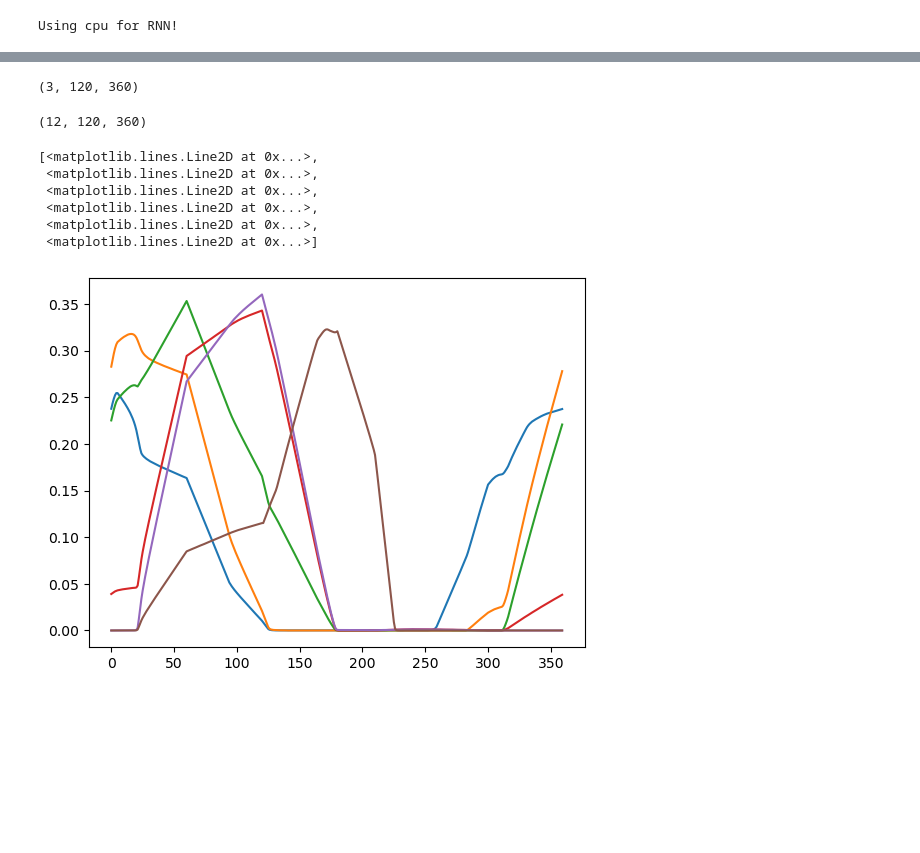
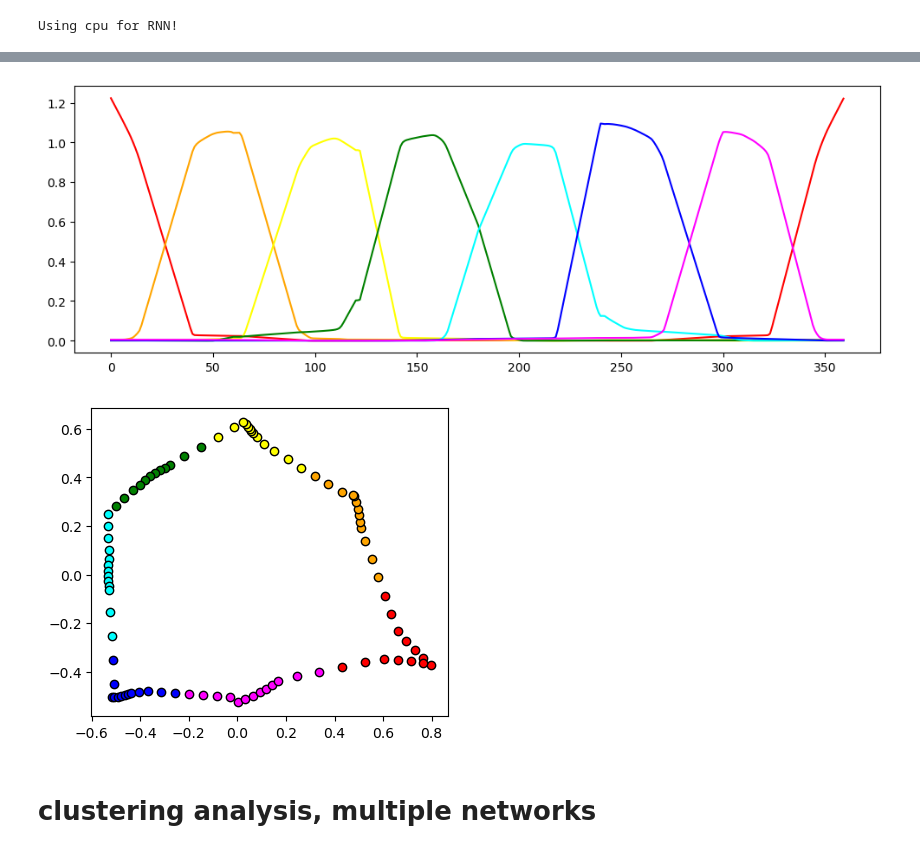
Before and after one commit to engellab/trainRNNbrain, a Jupyter notebook: jupyter/Color discrimination task.ipynb, the cells around one changed output, grey strips where cells are left out. Saved outputs shown, nothing was run; the diff lists cells and outputs as text; code cells hidden in the pictures; blank space fills up the shorter version.

```diff
--- a/jupyter/Color discrimination task.ipynb
+++ b/jupyter/Color discrimination task.ipynb
@@ -58,7 +61,7 @@ task_params = config_dict["task_params"]
 lambda_orth = config_dict["lambda_orth"]
 lambda_r = config_dict["lambda_r"]
 mask = np.array(config_dict["mask"])
-max_iter = config_dict["max_iter"]
+max_iter = 1000#config_dict["max_iter"]
 tol = config_dict["tol"]
 lr = config_dict["lr"]
 weight_decay = config_dict["weight_decay"]
@@ -89,0 +121,5 @@ inputs, targets, conditions = task.get_batch()
+# %%
+penalty_dict = {"penalty_function" : smoothness_penalty, "lambda_smooth" : config_dict["lambda_smooth"]}
+rnn_trained, train_losses, val_losses, net_params = trainer.run_training(train_mask=mask,
+                                                                         same_batch=same_batch,
+                                                                         penalty_dict=penalty_dict)
@@ -89,0 +164,11 @@ inputs, targets, conditions = task.get_batch()
+# %%
+# validate
+RNN_valid = RNN_numpy(N=net_params["N"],
+                      dt=net_params["dt"],
+                      tau=net_params["tau"],
+                      activation=numpify(activation),
+                      W_inp=np.array(net_params["W_inp"]),
+                      W_rec=np.array(net_params["W_rec"]),
+                      W_out=np.array(net_params["W_out"]),
+                      bias_rec=net_params["bias_rec"],
+                      y_init=np.array(net_params["y_init"]))
@@ -131,11 +193,0 @@ if not (datasaver is None): datasaver.save_figure(fig_trainloss, "train&valid_lo
-# %%
-# validate
-RNN_valid = RNN_numpy(N=net_params["N"],
-                      dt=net_params["dt"],
-                      tau=net_params["tau"],
-                      activation=numpify(activation),
-                      W_inp=net_params["W_inp"],
-                      W_rec=net_params["W_rec"],
-                      W_out=net_params["W_out"],
-                      bias_rec=net_params["bias_rec"],
-                      y_init=net_params["y_init"])
@@ -166,4 +193,0 @@ RNN_valid.run(input_timeseries=input_batch_valid)
-# %%
-input_batch_valid.shape
-# %% [output]
-(3, 120, 360)
@@ -172,14 +193,0 @@ output = RNN_valid.get_output()
-# %%
-output.shape
-# %% [output]
-(12, 120, 360)
-# %%
-plt.plot(np.round(output[:6, -1, :].T, 4))
-# %% [output]
-[<matplotlib.lines.Line2D at 0x...>,
- <matplotlib.lines.Line2D at 0x...>,
- <matplotlib.lines.Line2D at 0x...>,
- <matplotlib.lines.Line2D at 0x...>,
- <matplotlib.lines.Line2D at 0x...>,
- <matplotlib.lines.Line2D at 0x...>]
-[figure, removed]
@@ -185,0 +198,17 @@ plt.plot(np.round(output[:6, -1, :].T, 4))
+# %%
+color_labels = ["red", "orange",
+          "yellow", "green", "cyan",
+          "blue", "magenta"]
+colors = deepcopy(color_labels)
+
+# color_labels = ["red", "vermillion", "orange", "amber",
+#           "yellow", "chartreuse", "green", "cyan",
+#           "blue", "indigo", "violet", "magenta"]
+# colors = ["red", "#E34234", "orange", "#FFBF00",
+#           "yellow", "#7fff00", "green", "cyan",
+#           "blue", "#6D5ACF", "#7F00FF", "magenta"]
+fig = plt.figure(figsize = (12, 4))
+for i in range(len(colors)):
+    plt.plot(np.hstack([output[i, -1, :].T]), color=colors[i])
+# %% [output]
+[figure, added]
@@ -185,0 +252,9 @@ plt.plot(np.round(output[:6, -1, :].T, 4))
+# %%
+fig_fp, ax = plt.subplots(1, 1, figsize = (10, 4))
+for i in range(points_pr.shape[0]):
+    ax.scatter(points_pr[i, 0], points_pr[i, 1], color = points_colors[i], edgecolor = 'k')
+ax.set_aspect('equal')
+# %% [output]
+[figure, added]
+# %% [markdown]
+# clustering analysis, multiple networks
```
Also changed, not shown: parts of 75 cells of this notebook, 8 other files.
